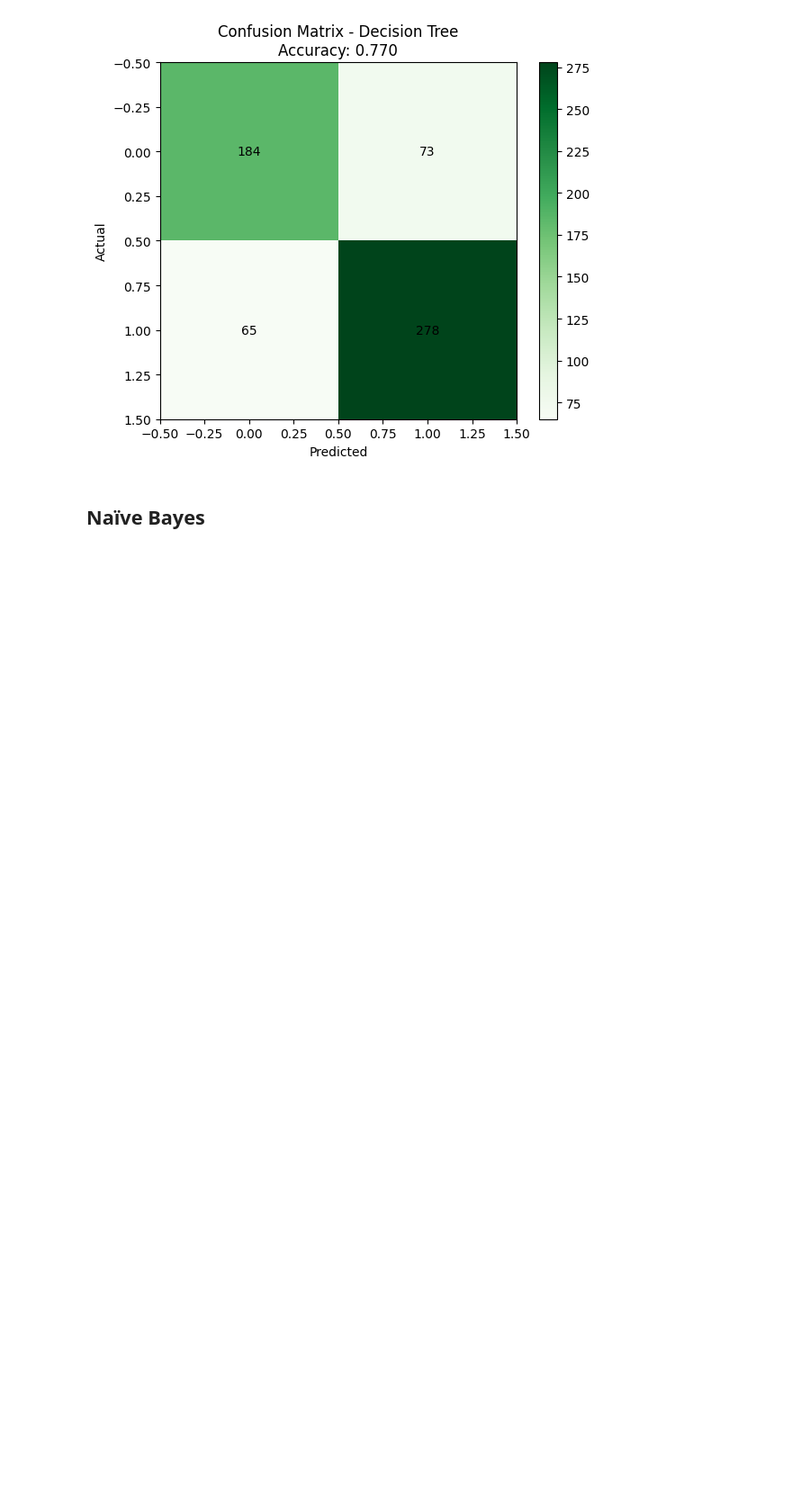
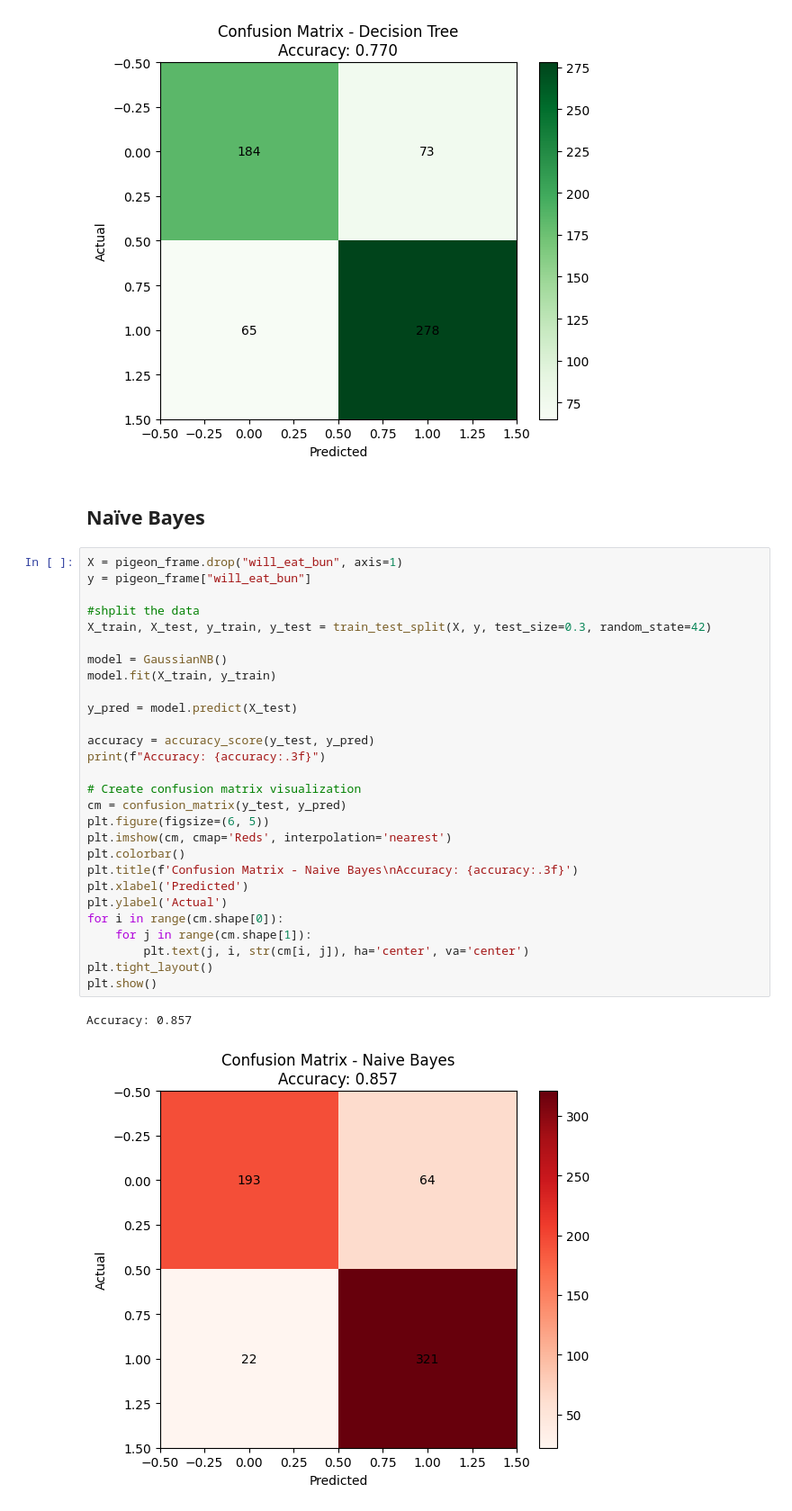
Before and after one commit to Lord-of-Waffles/WillPigeonEatBun, a Jupyter notebook: project.ipynb, the cells around one changed output. Shown at 90% size. Cells and saved outputs as stored; diff of their text form; blank space fills up the shorter version.

Commit message:
Added Naive Bayes training

```diff
--- a/project.ipynb
+++ b/project.ipynb
@@ -178,3 +179,34 @@ Accuracy: 0.770
 [figure]
 # %% [markdown]
 ## Naïve Bayes
+# %%
+X = pigeon_frame.drop("will_eat_bun", axis=1)
+y = pigeon_frame["will_eat_bun"]
+
+#shplit the data
+X_train, X_test, y_train, y_test = train_test_split(X, y, test_size=0.3, random_state=42)
+
+model = GaussianNB()
+model.fit(X_train, y_train)
+
+y_pred = model.predict(X_test)
+
+accuracy = accuracy_score(y_test, y_pred)
+print(f"Accuracy: {accuracy:.3f}")
+
+# Create confusion matrix visualization
+cm = confusion_matrix(y_test, y_pred)
+plt.figure(figsize=(6, 5))
+plt.imshow(cm, cmap='Reds', interpolation='nearest')
+plt.colorbar()
+plt.title(f'Confusion Matrix - Naive Bayes\nAccuracy: {accuracy:.3f}')
+plt.xlabel('Predicted')
+plt.ylabel('Actual')
+for i in range(cm.shape[0]):
+    for j in range(cm.shape[1]):
+        plt.text(j, i, str(cm[i, j]), ha='center', va='center')
+plt.tight_layout()
+plt.show()
+# %% [output]
+Accuracy: 0.857
+[figure, added]
```
Also changed, not shown: parts of 1 cell of this notebook.
